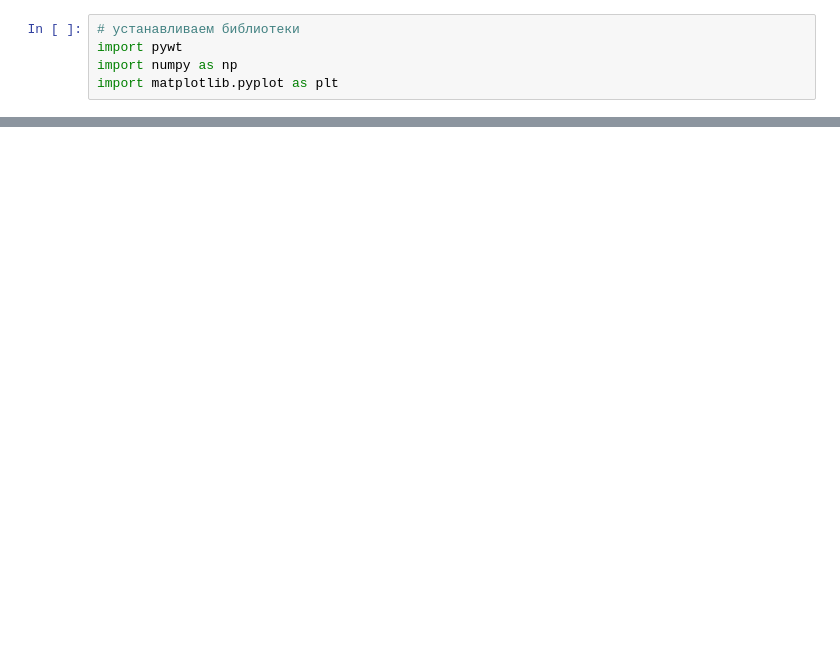
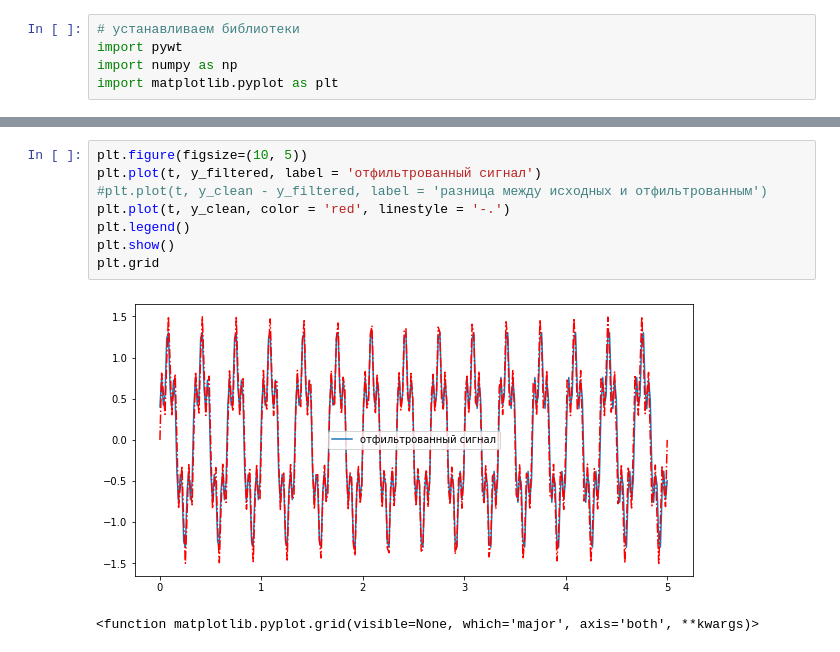
Before and after one commit to TAUforPython/denoising, a Jupyter notebook: Denoising_Signal.ipynb, the cells around one changed output, grey strips where cells are left out. Cells and saved outputs as stored; diff of their text form; blank space fills up the shorter version.

```diff
--- a/Denoising_Signal.ipynb
+++ b/Denoising_Signal.ipynb
@@ -23,0 +62,11 @@ plt.show()
+# %%
+plt.figure(figsize=(10, 5))
+plt.plot(t, y_filtered, label = 'отфильтрованный сигнал')
+#plt.plot(t, y_clean - y_filtered, label = 'разница между исходных и отфильтрованным')
+plt.plot(t, y_clean, color = 'red', linestyle = '-.')
+plt.legend()
+plt.show()
+plt.grid
+# %% [output]
+[figure, added]
+<function matplotlib.pyplot.grid(visible=None, which='major', axis='both', **kwargs)>
```
Also changed, not shown: parts of 6 cells of this notebook.
